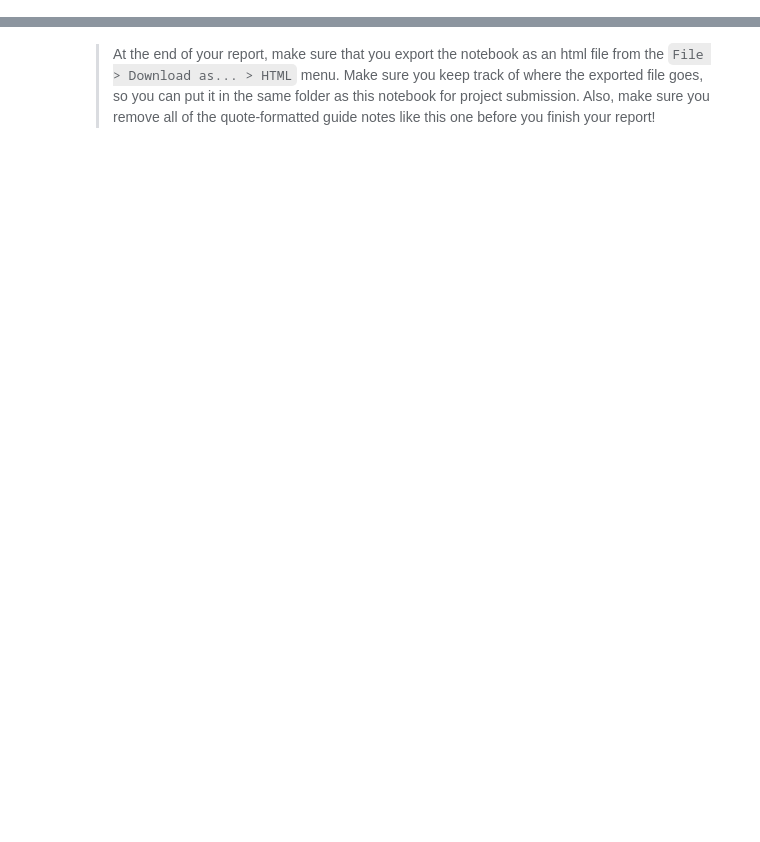
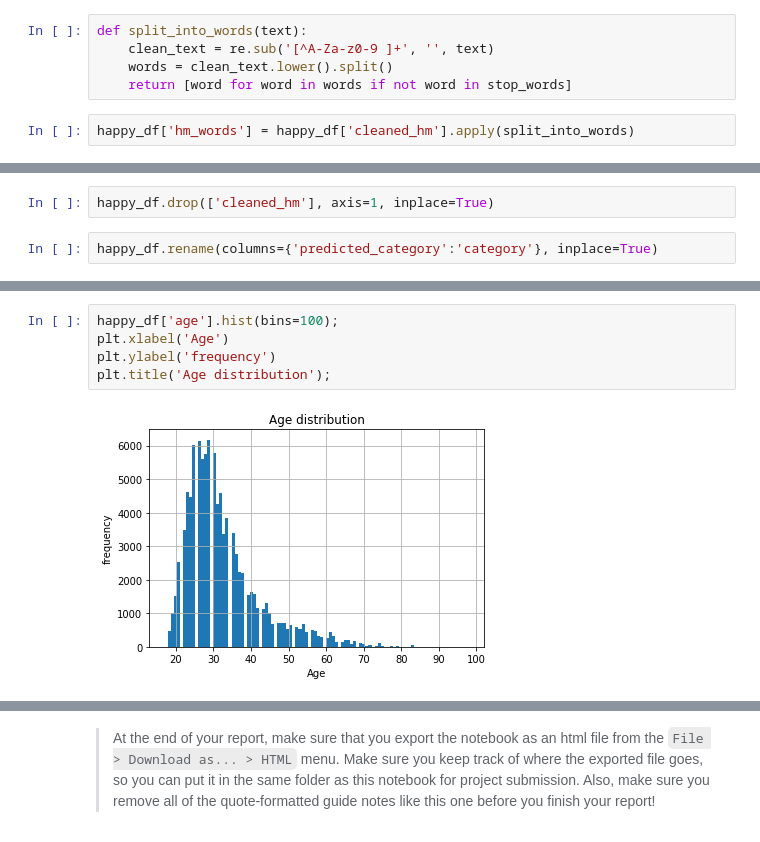
Before and after one commit to seifElislam/what_makes_people_happy, a Jupyter notebook: happy_moments_exploration.ipynb, the cells around one changed output, grey strips where cells are left out. Saved outputs shown, nothing was run; the diff lists cells and outputs as text; blank space fills up the shorter version.

```diff
--- a/happy_moments_exploration.ipynb
+++ b/happy_moments_exploration.ipynb
@@ -76,0 +210,7 @@ your work in the previous sections.
+# %%
+def split_into_words(text):
+    clean_text = re.sub('[^A-Za-z0-9 ]+', '', text)
+    words = clean_text.lower().split()
+    return [word for word in words if not word in stop_words]
+# %%
+happy_df['hm_words'] = happy_df['cleaned_hm'].apply(split_into_words)
@@ -76,0 +232,4 @@ your work in the previous sections.
+# %%
+happy_df.drop(['cleaned_hm'], axis=1, inplace=True)
+# %%
+happy_df.rename(columns={'predicted_category':'category'}, inplace=True)
@@ -76,0 +297,7 @@ your work in the previous sections.
+# %%
+happy_df['age'].hist(bins=100);
+plt.xlabel('Age')
+plt.ylabel('frequency')
+plt.title('Age distribution');
+# %% [output]
+[figure, added]
```
Also changed, not shown: parts of 139 cells of this notebook, 2 other files.
